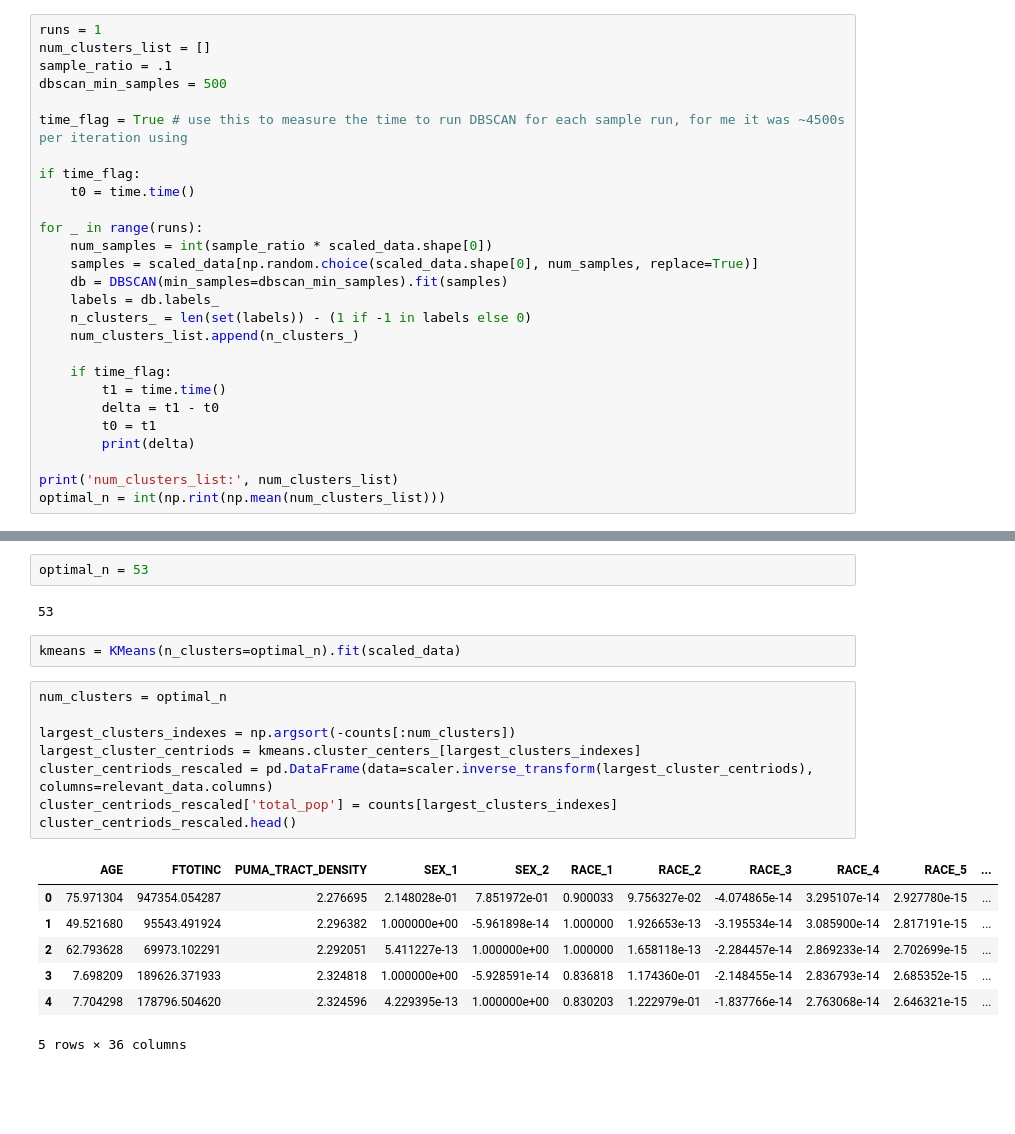
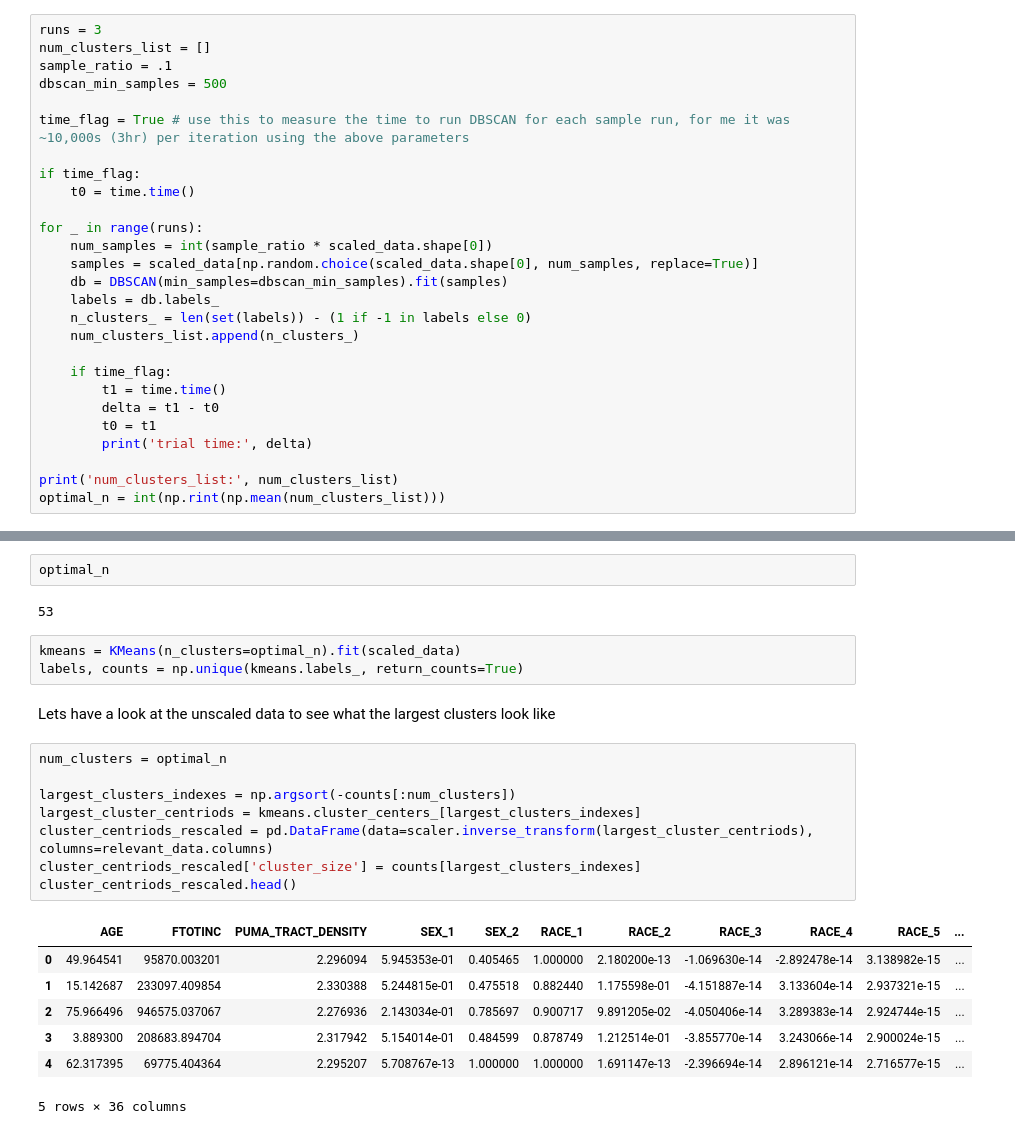
Before and after one commit to atran39/ModalAmerican, a Jupyter notebook: modal_american.ipynb, the cells around one changed output, grey strips where cells are left out. Cells and saved outputs as stored; diff of their text form; blank space fills up the shorter version.

```diff
--- a/modal_american.ipynb
+++ b/modal_american.ipynb
@@ -91,10 +124,10 @@ Use DSCAN to estimate # of clusters
 # %%
-runs = 1
+runs = 3
 num_clusters_list = []
 sample_ratio = .1
 dbscan_min_samples = 500
 
-time_flag = True # use this to measure the time to run DBSCAN for each sample run, for me it was ~4500s per iteration using
+time_flag = True # use this to measure the time to run DBSCAN for each sample run, for me it was ~10,000s (3hr) per iteration using the above parameters
 
 if time_flag:
     t0 = time.time()
@@ -111,7 +144,7 @@ for _ in range(runs):
         t1 = time.time()
         delta = t1 - t0
         t0 = t1
-        print(delta)
+        print('trial time:', delta)
 
 print('num_clusters_list:', num_clusters_list)
 optimal_n = int(np.rint(np.mean(num_clusters_list)))
@@ -121,22 +156,25 @@ num_clusters_list: [53]
 # %%
-optimal_n = 53
+optimal_n
 # %% [output]
 53
 # %%
 kmeans = KMeans(n_clusters=optimal_n).fit(scaled_data)
+labels, counts = np.unique(kmeans.labels_, return_counts=True)
+# %% [markdown]
+Lets have a look at the unscaled data to see what the largest clusters look like
 # %%
 num_clusters = optimal_n
 
 largest_clusters_indexes = np.argsort(-counts[:num_clusters])
 largest_cluster_centriods = kmeans.cluster_centers_[largest_clusters_indexes]
 cluster_centriods_rescaled = pd.DataFrame(data=scaler.inverse_transform(largest_cluster_centriods), columns=relevant_data.columns)
-cluster_centriods_rescaled['total_pop'] = counts[largest_clusters_indexes]
+cluster_centriods_rescaled['cluster_size'] = counts[largest_clusters_indexes]
 cluster_centriods_rescaled.head()
 # %% [output]
 |  | AGE | FTOTINC | PUMA_TRACT_DENSITY | SEX_1 | SEX_2 | RACE_1 | RACE_2 | RACE_3 | RACE_4 | RACE_5 | ... |
-| 0 | 75.971304 | 947354.054287 | 2.276695 | 2.148028e-01 | 7.851972e-01 | 0.900033 | 9.756327e-02 | -4.074865e-14 | 3.295107e-14 | 2.927780e-15 | ... |
-| 1 | 49.521680 | 95543.491924 | 2.296382 | 1.000000e+00 | -5.961898e-14 | 1.000000 | 1.926653e-13 | -3.195534e-14 | 3.085900e-14 | 2.817191e-15 | ... |
-| 2 | 62.793628 | 69973.102291 | 2.292051 | 5.411227e-13 | 1.000000e+00 | 1.000000 | 1.658118e-13 | -2.284457e-14 | 2.869233e-14 | 2.702699e-15 | ... |
-| 3 | 7.698209 | 189626.371933 | 2.324818 | 1.000000e+00 | -5.928591e-14 | 0.836818 | 1.174360e-01 | -2.148455e-14 | 2.836793e-14 | 2.685352e-15 | ... |
-| 4 | 7.704298 | 178796.504620 | 2.324596 | 4.229395e-13 | 1.000000e+00 | 0.830203 | 1.222979e-01 | -1.837766e-14 | 2.763068e-14 | 2.646321e-15 | ... |
+| 0 | 49.964541 | 95870.003201 | 2.296094 | 5.945353e-01 | 0.405465 | 1.000000 | 2.180200e-13 | -1.069630e-14 | -2.892478e-14 | 3.138982e-15 | ... |
+| 1 | 15.142687 | 233097.409854 | 2.330388 | 5.244815e-01 | 0.475518 | 0.882440 | 1.175598e-01 | -4.151887e-14 | 3.133604e-14 | 2.937321e-15 | ... |
+| 2 | 75.966496 | 946575.037067 | 2.276936 | 2.143034e-01 | 0.785697 | 0.900717 | 9.891205e-02 | -4.050406e-14 | 3.289383e-14 | 2.924744e-15 | ... |
+| 3 | 3.889300 | 208683.894704 | 2.317942 | 5.154014e-01 | 0.484599 | 0.878749 | 1.212514e-01 | -3.855770e-14 | 3.243066e-14 | 2.900024e-15 | ... |
+| 4 | 62.317395 | 69775.404364 | 2.295207 | 5.708767e-13 | 1.000000 | 1.000000 | 1.691147e-13 | -2.396694e-14 | 2.896121e-14 | 2.716577e-15 | ... |
 5 rows × 36 columns
```
Also changed, not shown: parts of 30 cells of this notebook.
